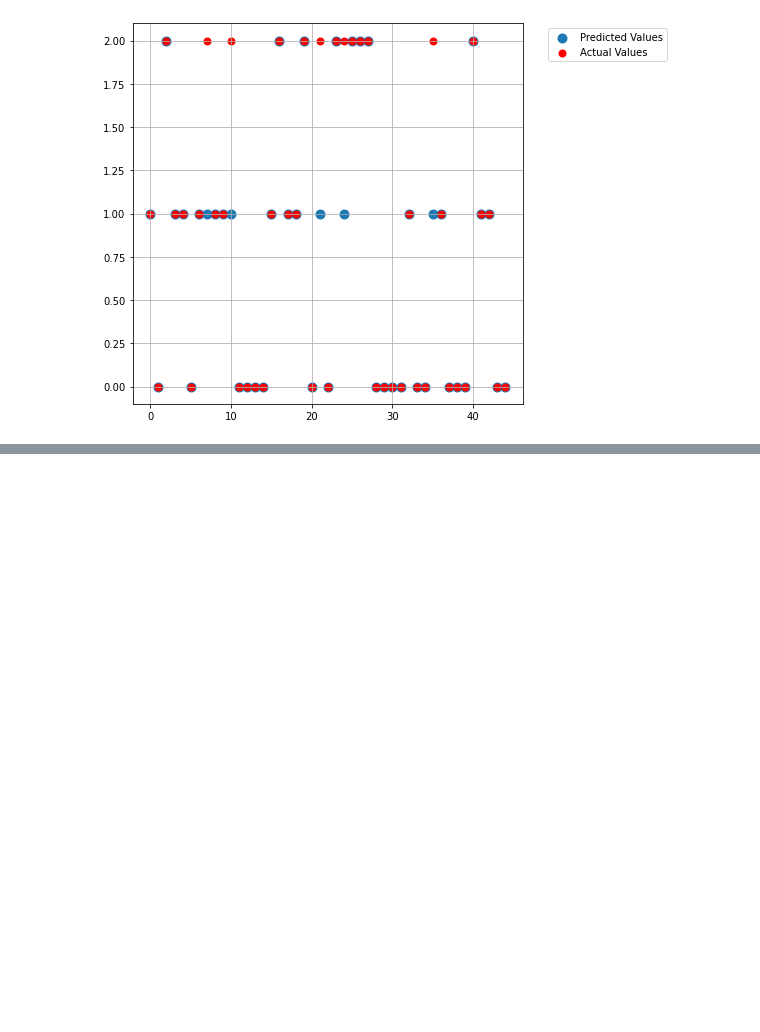
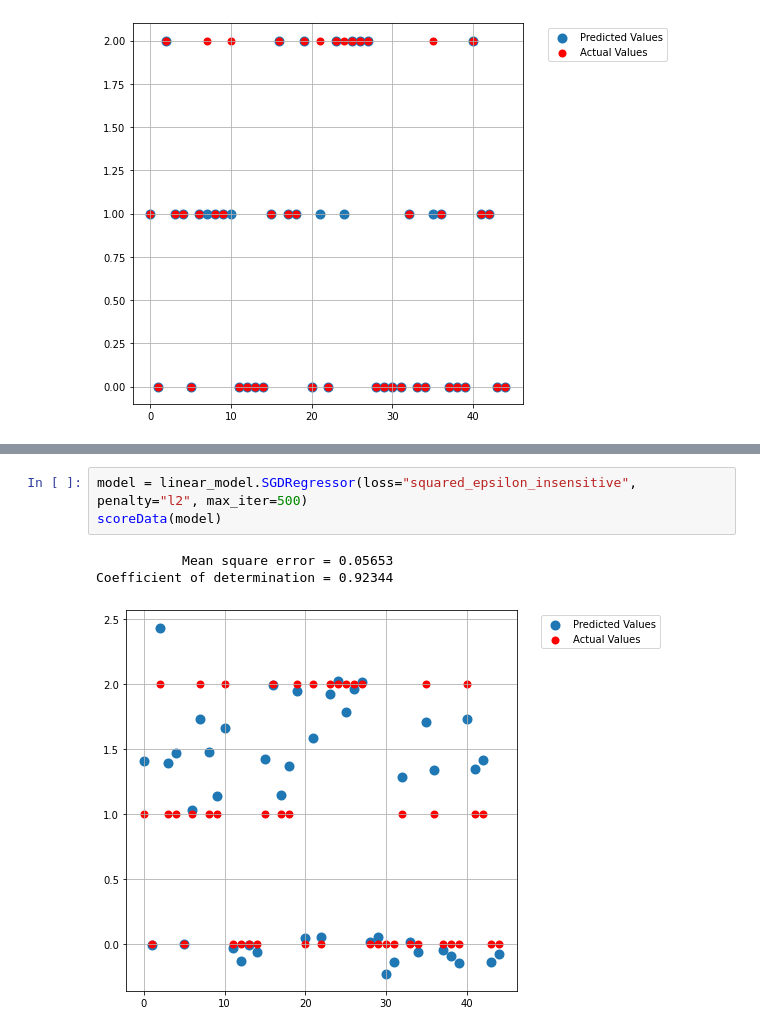
Before and after one commit to solothinker/ML-DL-Xperiments, a Jupyter notebook: Iris-Xperiments/Iris_Data.ipynb, the cells around one changed output, grey strips where cells are left out. Saved outputs shown, nothing was run; the diff lists cells and outputs as text; blank space fills up the shorter version.

```diff
--- a/Iris-Xperiments/Iris_Data.ipynb
+++ b/Iris-Xperiments/Iris_Data.ipynb
@@ -667,0 +677,7 @@ Coefficient of determination = 0.79433
+# %%
+model = linear_model.SGDRegressor(loss="squared_epsilon_insensitive", penalty="l2", max_iter=500)
+scoreData(model)
+# %% [output]
+           Mean square error = 0.05653
+Coefficient of determination = 0.92344
+[figure, added]
```
Also changed, not shown: parts of 7 cells of this notebook.
